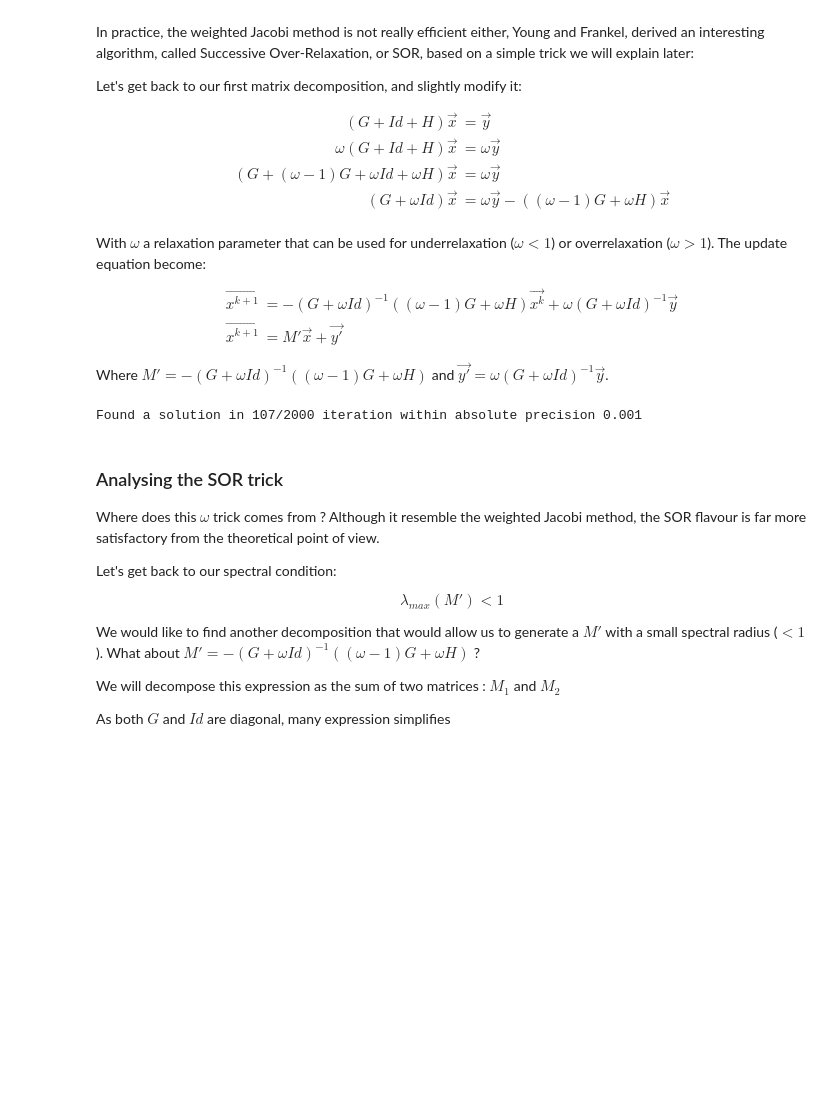
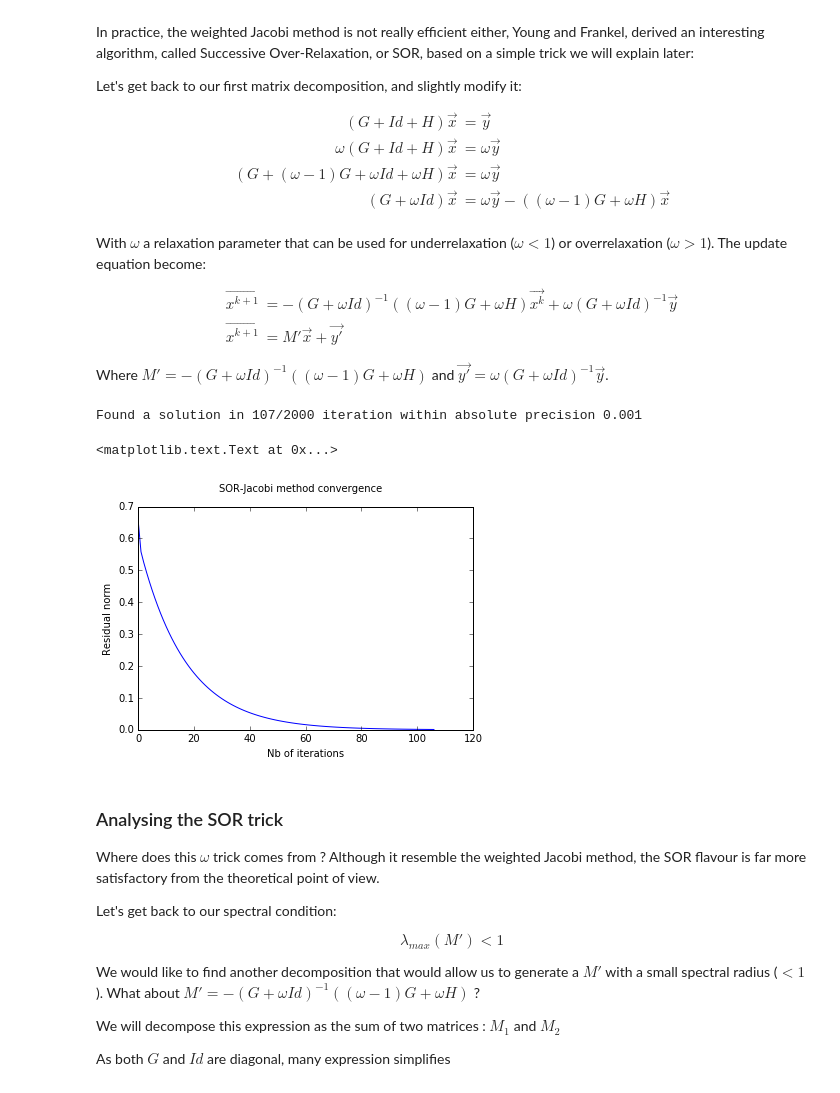
Before and after one commit to gnthibault/Optimisation-Python, a Jupyter notebook: FixedPointIterationsMethods.ipynb, the cells around one changed output. Drawn from its saved outputs; the diff is of its cells as text; code cells hidden in the pictures; blank space fills up the shorter version.

```diff
--- a/FixedPointIterationsMethods.ipynb
+++ b/FixedPointIterationsMethods.ipynb
@@ -151,33 +163,45 @@ Where $M' = - (G+\omega Id)^{-1}((\omega-1)G + \omega H)$ and $\vec{y'} = \omega
 # %%
 """
 Implementing the SOR variation of Jacobi method
 """
 
 #Now perform the new decomposition
 G = np.diag(np.diagonal(M))
 H = M-G-np.identity(H.shape[0])
 omega = 0.1
 gwId = np.diag(1./(np.diagonal(G)+omega))
 M1=-np.dot(gwId,(omega-1.)*G+omega*H)
 Y1=omega*np.dot(gwId,Y)
 
 #Now solve
 Xk=np.zeros(M.shape[1])
 nbIter = 2000
 i = 0
 eps=1e-3
+residual = np.ones(Y.shape)*(1+eps)
+err=[]
 
-while (i<nbIter) and not np.allclose(np.dot(M,Xk),Y,atol=eps):
+while (i<nbIter) and not np.allclose(residual,0,atol=eps):
     #SOR Jacobi method
     Xk = np.dot(M1,Xk)+Y1
+    residual = np.dot(M,Xk)-Y
+    err.append(np.linalg.norm(residual))
     i += 1
 
 if i<nbIter:
     print "Found a solution in "+str(i)+"/"+str(nbIter)+" iteration within absolute precision "+str(eps)
 else:
     print "Jacobi iteration failed, residual norm is "+str(np.linalg.norm(np.dot(M,Xk)-Y))
+
+plt.figure()
+plt.suptitle("SOR-Jacobi method convergence")
+plt.plot(np.arange(i),err)
+plt.xlabel("Nb of iterations")
+plt.ylabel("Residual norm")
 # %% [output]
 Found a solution in 107/2000 iteration within absolute precision 0.001
+<matplotlib.text.Text at 0x...>
+[figure, added]
 # %% [markdown]
 ### Analysing the SOR trick
 
```
Also changed, not shown: parts of 6 cells of this notebook.
